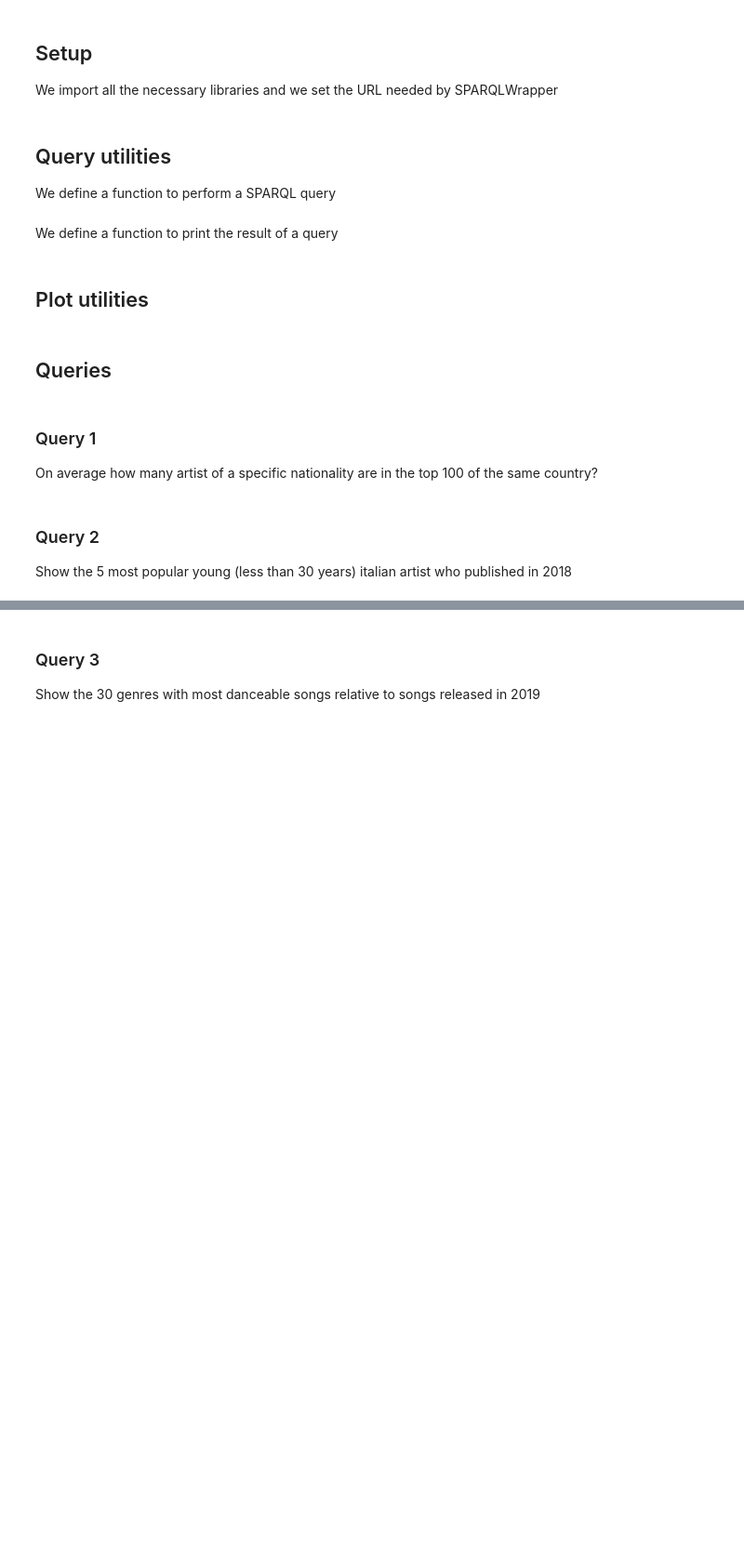
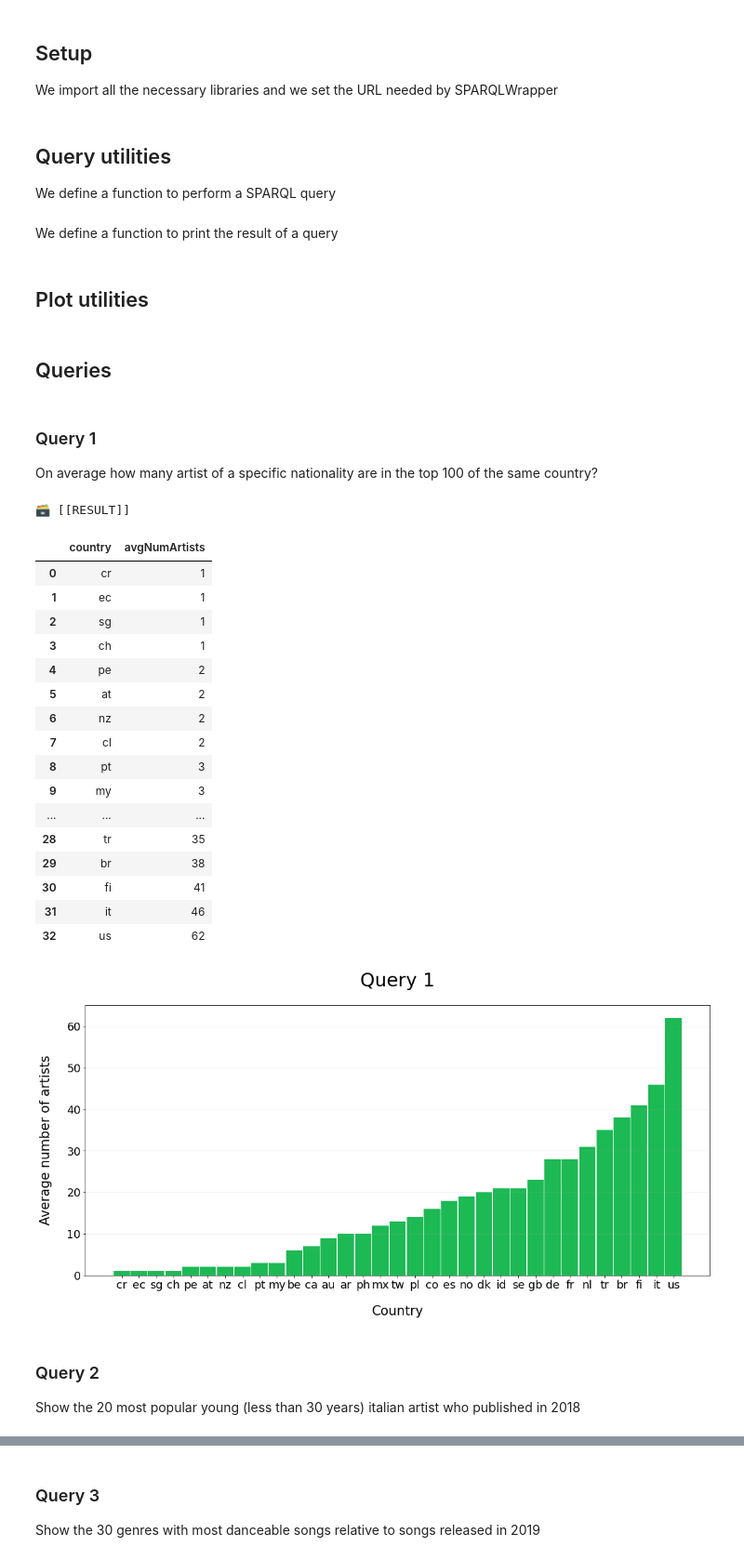
Before and after one commit to luca-martinelli-09/spotify-lod, a Jupyter notebook: spotifyGraphQueries.ipynb, the cells around one changed output, grey strips where cells are left out. Shown at 93% size. Cells and saved outputs as stored; diff of their text form; code cells hidden in the pictures; blank space fills up the shorter version.

```diff
--- a/spotifyGraphQueries.ipynb
+++ b/spotifyGraphQueries.ipynb
@@ -18,7 +18,8 @@ from SPARQLWrapper import SPARQLWrapper, JSON
 from IPython.display import display
 # %%
 SPOTIFY_ONTOLOGY = "https://www.dei.unipd.it/~martinelli/spotify/spotifyOntology#"
-REPOSITORY_NAME = "eu"
+REPOSITORY_NAME = "Spotify2"
+#REPOSITORY_NAME = "eu"
 
 SPARQL_ENDPOINT = "http://localhost:7200/repositories/" + REPOSITORY_NAME
 
@@ -133,7 +134,7 @@ def plotResults(title=None, x=[], yArr=[],
             barWidth = BAR_WIDTH / numPlots
             xOffset = -BAR_WIDTH / 2 + barWidth / 2 + barWidth * i
             plt.bar(x + xOffset, yNum, width=barWidth,
-                    label=label, align="center")
+                    label=label, align="center", color = ['#1DB954'])
         else:
             plt.plot(x, yNum, label=label)
 
@@ -186,36 +187,57 @@ result, resultType = executeQuery("""
 			select ?date ?country (count(distinct ?artist) AS ?numArtists) where {
 				?person 		so:isMemberOf ?artist ;
 								so:hasNationality ?country.
 				?artist 		so:partecipateIn ?track ;
 								so:name ?name.
 				?track 			so:appearsIn ?appeareance .
 				?appeareance 	so:isPositionedIn ?chart .
 				?chart 			so:isReferredTo ?country ;
 								so:date ?date .
 			}
 			group by ?date ?country
 		}
 	}
 	group by ?country
+	order by ?avgNumArtists
 """)
 
 printResult(result, resultType)
 
 plotResults(
 	title="Query 1",
 	x=np.arange(len(result)),
 	yArr=[result["avgNumArtists"]],
 	yLabel="Average number of artists",
 	xLabel="Country",
 	xTicks=result["country"],
 	showGrid=True,
 	gridAxis="y",
 	bar=True,
 	saveTitle="query1"
 )
+# %% [output]
+🗃️ [[RESULT]]
+|  | country | avgNumArtists |
+| 0 | cr | 1 |
+| 1 | ec | 1 |
+| 2 | sg | 1 |
+| 3 | ch | 1 |
+| 4 | pe | 2 |
+| 5 | at | 2 |
+| 6 | nz | 2 |
+| 7 | cl | 2 |
+| 8 | pt | 3 |
+| 9 | my | 3 |
+| ... | ... | ... |
+| 28 | tr | 35 |
+| 29 | br | 38 |
+| 30 | fi | 41 |
+| 31 | it | 46 |
+| 32 | us | 62 |
+[figure, added]
 # %% [markdown]
 ### Query 2
-Show the 5 most popular young (less than 30 years) italian artist who published in 2018
+Show the 20 most popular young (less than 30 years) italian artist who published in 2018
 # %%
 result, resultType = executeQuery("""
 select distinct ?artistName (avg(?artistAge) as ?artistAvgAge) ?artistPopularity where {
```
Also changed, not shown: parts of 10 cells of this notebook, 1 other file.
